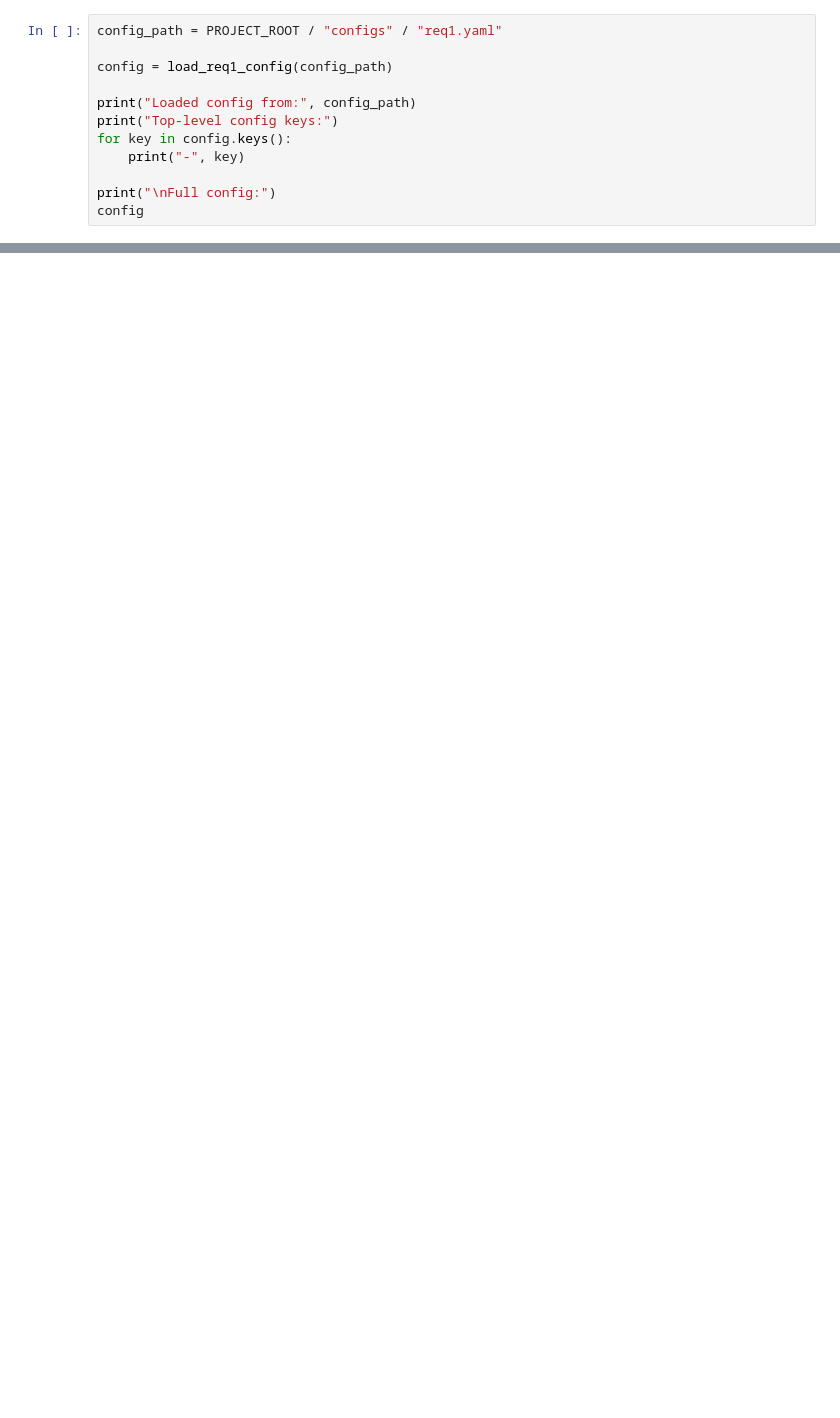
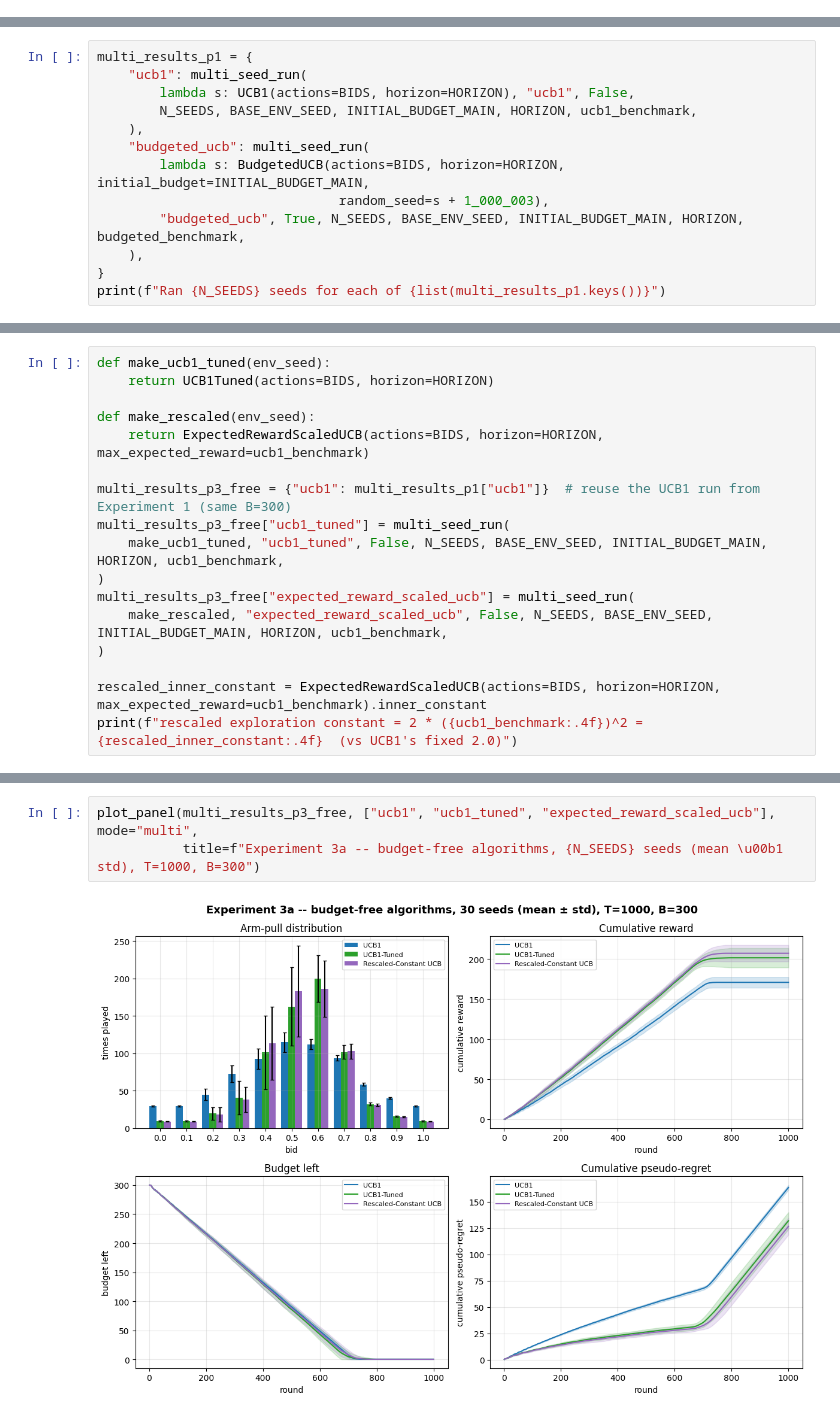
Before and after one commit to FoadZahediLabaf/OnlineAdvertisingBiddingStrategy, a Jupyter notebook: notebooks/req1_single_campaign.ipynb, the cells around one changed output, grey strips where cells are left out. Drawn from its saved outputs; the diff is of its cells as text; blank space fills up the shorter version.

```diff
--- a/notebooks/req1_single_campaign.ipynb
+++ b/notebooks/req1_single_campaign.ipynb
@@ -47,12 +0,0 @@ All Req 1 project imports worked correctly.
-# %%
-config_path = PROJECT_ROOT / "configs" / "req1.yaml"
-
-config = load_req1_config(config_path)
-
-print("Loaded config from:", config_path)
-print("Top-level config keys:")
-for key in config.keys():
-    print("-", key)
-
-print("\nFull config:")
-config
@@ -2477,0 +382,13 @@ budgeted_ucb
+# %%
+multi_results_p1 = {
+    "ucb1": multi_seed_run(
+        lambda s: UCB1(actions=BIDS, horizon=HORIZON), "ucb1", False,
+        N_SEEDS, BASE_ENV_SEED, INITIAL_BUDGET_MAIN, HORIZON, ucb1_benchmark,
+    ),
+    "budgeted_ucb": multi_seed_run(
+        lambda s: BudgetedUCB(actions=BIDS, horizon=HORIZON, initial_budget=INITIAL_BUDGET_MAIN,
+                               random_seed=s + 1_000_003),
+        "budgeted_ucb", True, N_SEEDS, BASE_ENV_SEED, INITIAL_BUDGET_MAIN, HORIZON, budgeted_benchmark,
+    ),
+}
+print(f"Ran {N_SEEDS} seeds for each of {list(multi_results_p1.keys())}")
@@ -2477,0 +535,17 @@ budgeted_ucb
+# %%
+def make_ucb1_tuned(env_seed):
+    return UCB1Tuned(actions=BIDS, horizon=HORIZON)
+
+def make_rescaled(env_seed):
+    return ExpectedRewardScaledUCB(actions=BIDS, horizon=HORIZON, max_expected_reward=ucb1_benchmark)
+
+multi_results_p3_free = {"ucb1": multi_results_p1["ucb1"]}  # reuse the UCB1 run from Experiment 1 (same B=300)
+multi_results_p3_free["ucb1_tuned"] = multi_seed_run(
+    make_ucb1_tuned, "ucb1_tuned", False, N_SEEDS, BASE_ENV_SEED, INITIAL_BUDGET_MAIN, HORIZON, ucb1_benchmark,
+)
+multi_results_p3_free["expected_reward_scaled_ucb"] = multi_seed_run(
+    make_rescaled, "expected_reward_scaled_ucb", False, N_SEEDS, BASE_ENV_SEED, INITIAL_BUDGET_MAIN, HORIZON, ucb1_benchmark,
+)
+
+rescaled_inner_constant = ExpectedRewardScaledUCB(actions=BIDS, horizon=HORIZON, max_expected_reward=ucb1_benchmark).inner_constant
+print(f"rescaled exploration constant = 2 * ({ucb1_benchmark:.4f})^2 = {rescaled_inner_constant:.4f}  (vs UCB1's fixed 2.0)")
@@ -2477,0 +554,5 @@ budgeted_ucb
+# %%
+plot_panel(multi_results_p3_free, ["ucb1", "ucb1_tuned", "expected_reward_scaled_ucb"], mode="multi",
+           title=f"Experiment 3a -- budget-free algorithms, {N_SEEDS} seeds (mean \u00b1 std), T=1000, B=300")
+# %% [output]
+[figure, added]
```
Also changed, not shown: parts of 93 cells of this notebook, 26 other files.
